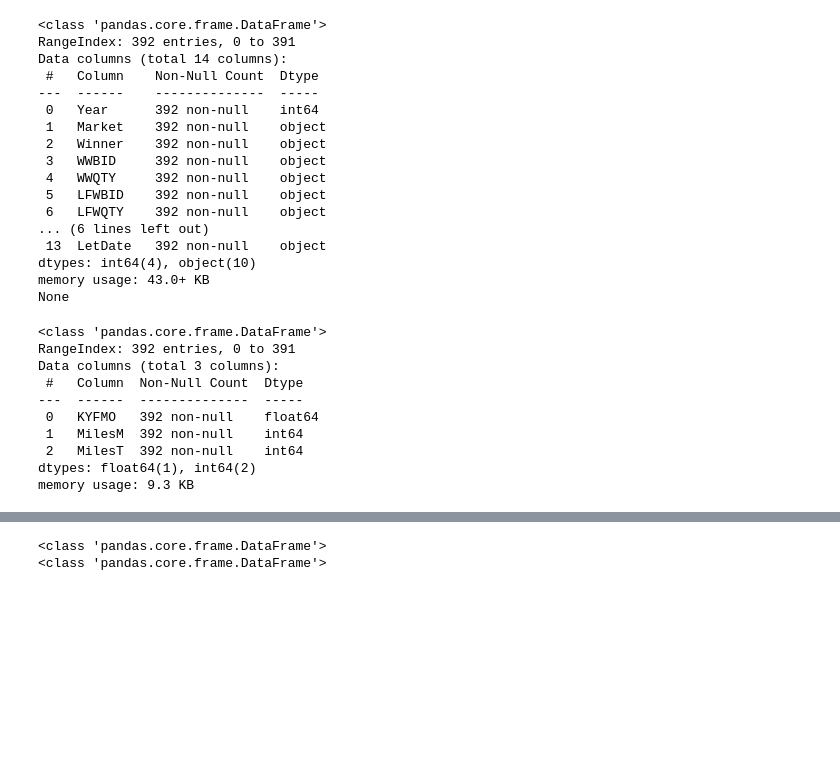
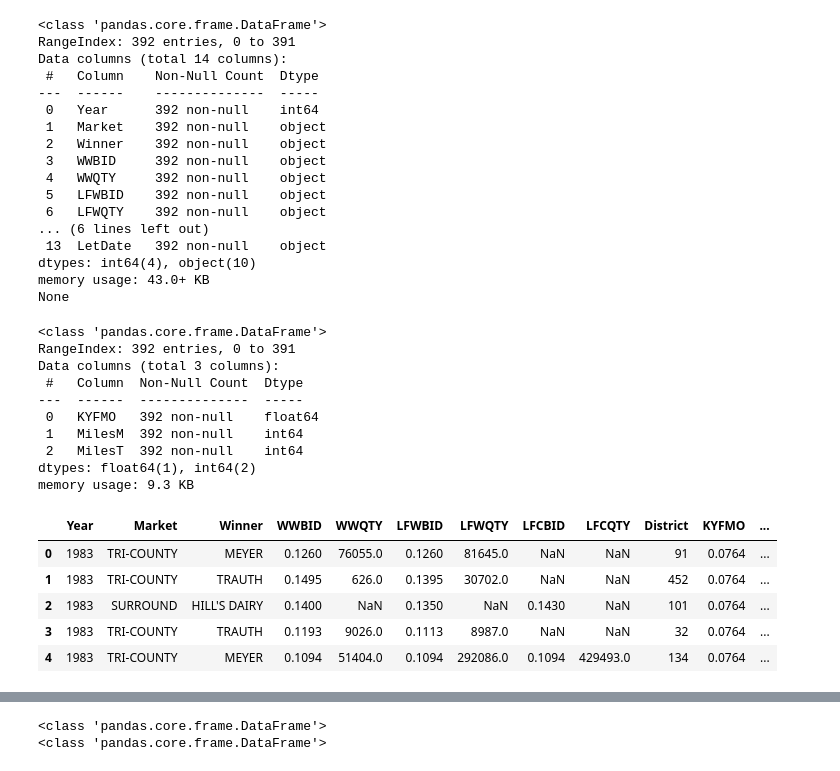
Before and after one commit to hoangnguyenphp/coldAIEngineer, a Jupyter notebook: project2/project2.ipynb, the cells around one changed output, grey strips where cells are left out. Saved outputs shown, nothing was run; the diff lists cells and outputs as text; code cells hidden in the pictures; blank space fills up the shorter version.

```diff
--- a/project2/project2.ipynb
+++ b/project2/project2.ipynb
@@ -71,33 +73,41 @@ numeric_cols = [
 
 preBidDf[numeric_cols] = preBidDf[numeric_cols].replace('.', pd.NA)
 
 preBidDf[numeric_cols] = preBidDf[numeric_cols].replace(',', '.', regex=True)
 
 preBidDf[numeric_cols] = preBidDf[numeric_cols].apply(
     pd.to_numeric, errors='coerce'
 )
 
 
 preBidDf['invalid_bid'] = (
     (preBidDf['WWQTY'].notna() & preBidDf['WWBID'].isna()) |
     (preBidDf['LFWQTY'].notna() & preBidDf['LFWBID'].isna()) |
     (preBidDf['LFCQTY'].notna() & preBidDf['LFCBID'].isna())
 )
 
 
 preBidDf[preBidDf['invalid_bid'] == True]
 preBidDf[['KYFMO','MilesM', 'MilesT']].info()
+
+preBidDf.head()
 # %% [output]
 <class 'pandas.core.frame.DataFrame'>
 RangeIndex: 392 entries, 0 to 391
 Data columns (total 3 columns):
  #   Column  Non-Null Count  Dtype
 ---  ------  --------------  -----
  0   KYFMO   392 non-null    float64
  1   MilesM  392 non-null    int64
  2   MilesT  392 non-null    int64
 dtypes: float64(1), int64(2)
 memory usage: 9.3 KB
+|  | Year | Market | Winner | WWBID | WWQTY | LFWBID | LFWQTY | LFCBID | LFCQTY | District | KYFMO | ... |
+| 0 | 1983 | TRI-COUNTY | MEYER | 0.1260 | 76055.0 | 0.1260 | 81645.0 | NaN | NaN | 91 | 0.0764 | ... |
+| 1 | 1983 | TRI-COUNTY | TRAUTH | 0.1495 | 626.0 | 0.1395 | 30702.0 | NaN | NaN | 452 | 0.0764 | ... |
+| 2 | 1983 | SURROUND | HILL'S DAIRY | 0.1400 | NaN | 0.1350 | NaN | 0.1430 | NaN | 101 | 0.0764 | ... |
+| 3 | 1983 | TRI-COUNTY | TRAUTH | 0.1193 | 9026.0 | 0.1113 | 8987.0 | NaN | NaN | 32 | 0.0764 | ... |
+| 4 | 1983 | TRI-COUNTY | MEYER | 0.1094 | 51404.0 | 0.1094 | 292086.0 | 0.1094 | 429493.0 | 134 | 0.0764 | ... |
 # %%
 marketBidDf = bidDf.groupby(['Market', 'Year','Winner']).size().reset_index(name='win_count')
 print(type(marketBidDf))
```
Also changed, not shown: parts of 4 cells of this notebook, 7 other files.
